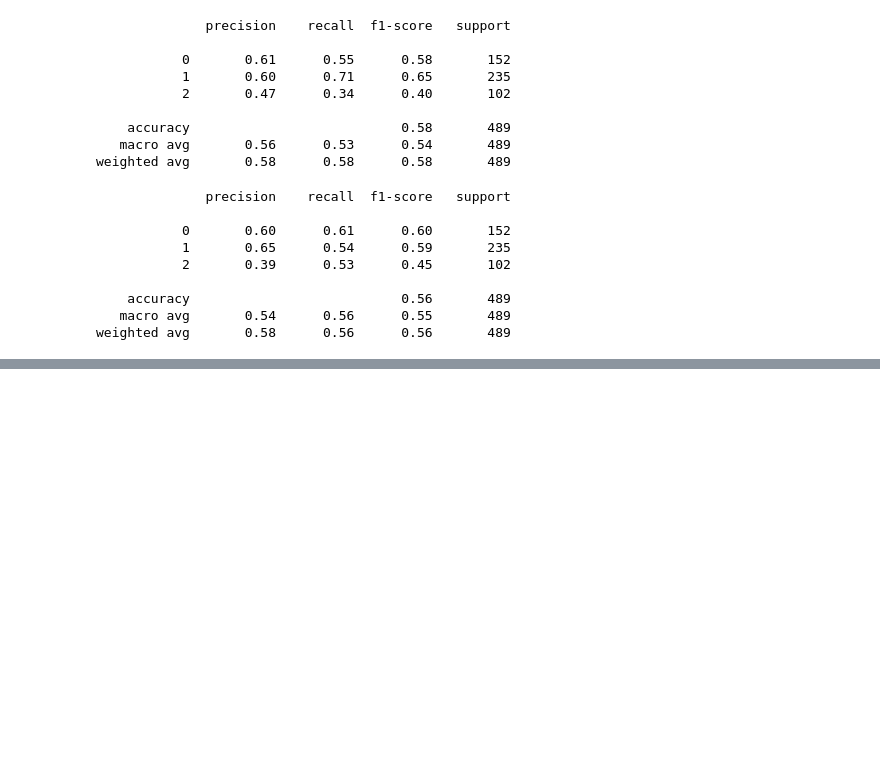
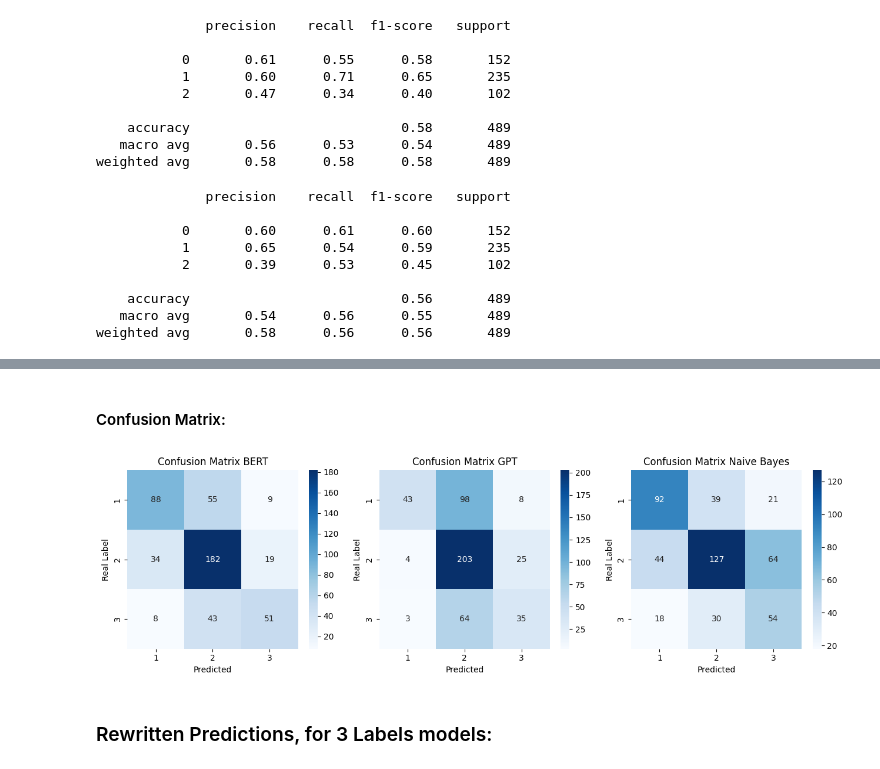
Before and after one commit to Gianini2/politeness1, a Jupyter notebook: politepeer-classification.ipynb, the cells around one changed output, grey strips where cells are left out. Cells and saved outputs as stored; diff of their text form; code cells hidden in the pictures; blank space fills up the shorter version.

```diff
--- a/politepeer-classification.ipynb
+++ b/politepeer-classification.ipynb
@@ -1356,20 +1341,6 @@ def SimpleFormatting(text):
 # Cache results to avoid duplicate API calls
 result_cache = {}
 
-## Function to classify with GPT each review
-def process_review(review):
-    if review in result_cache:
-        return result_cache[review]
-    try:
-        # Call the GPT classification API
-        rank1 = GptClassification(review)
-        rank1 = SimpleFormatting(rank1)
-        result_cache[review] = rank1['label']
-        return rank1['label']
-    except Exception as e:
-        print('Exception at json dump (moving forward):', e)
-        return None
-
 ## Examples:
 comment = "although finding novel gan applications is an exciting topic i am \
     not really convinced that ica with the proposed wasserstein gan based \
@@ -1458,0 +1431,3 @@ weighted avg       0.58      0.56      0.56       489
+# %%
+# Here I have to put the prediction results in a dataframe and evaluate them like the others.
+evaluation_dataframe = df5.copy()
@@ -1458,0 +1613,59 @@ weighted avg       0.58      0.56      0.56       489
+# %% [markdown]
+#### Confusion Matrix:
+# %%
+## Confusion Matrixes:
+
+# Create a subplot with two side-by-side plots
+fig, axes = plt.subplots(1, 3, figsize=(13, 4))
+
+# Generate the confusion matrix for BERT
+label_range = [1, 2, 3]
+conf_matrix_bert = confusion_matrix(
+    evaluation_dataframe['Simplf_Tone'].astype(int),
+    evaluation_dataframe['bert_predicted_label_3classes'].astype(int),
+    labels=label_range
+)
+# Plot the confusion matrix for BERT
+sns.heatmap(conf_matrix_bert, annot=True, fmt='d', cmap='Blues',
+            xticklabels=label_range, yticklabels=label_range, ax=axes[0])
+axes[0].set_xlabel('Predicted')
+axes[0].set_ylabel('Real Label')
+axes[0].set_title('Confusion Matrix BERT')
+
+
+# Generate the confusion matrix for GPT
+label_range = [1, 2, 3]
+conf_matrix_gpt = confusion_matrix(
+    evaluation_dataframe['Simplf_Tone'].astype(int),
+    evaluation_dataframe['GptClassification_3labels'].astype(int),
+    labels=label_range
+)
+# Plot the confusion matrix for GPT
+sns.heatmap(conf_matrix_gpt, annot=True, fmt='d', cmap='Blues',
+            xticklabels=label_range, yticklabels=label_range, ax=axes[1])
+axes[1].set_xlabel('Predicted')
+axes[1].set_ylabel('Real Label')
+axes[1].set_title('Confusion Matrix GPT')
+
+
+# Generate the confusion matrix for GPT
+label_range = [1, 2, 3]
+conf_matrix_nb = confusion_matrix(
+    evaluation_dataframe['Simplf_Tone'].astype(int),
+    y_pred_re+1,
+    labels=label_range
+)
+# Plot the confusion matrix for GPT
+sns.heatmap(conf_matrix_nb, annot=True, fmt='d', cmap='Blues',
+            xticklabels=label_range, yticklabels=label_range, ax=axes[2])
+axes[2].set_xlabel('Predicted')
+axes[2].set_ylabel('Real Label')
+axes[2].set_title('Confusion Matrix Naive Bayes')
+
+# Adjust layout and display the plots
+plt.tight_layout()
+plt.show()
+# %% [output]
+[figure, added]
+# %% [markdown]
+### Rewritten Predictions, for 3 Labels models:
```
Also changed, not shown: parts of 27 cells of this notebook.
